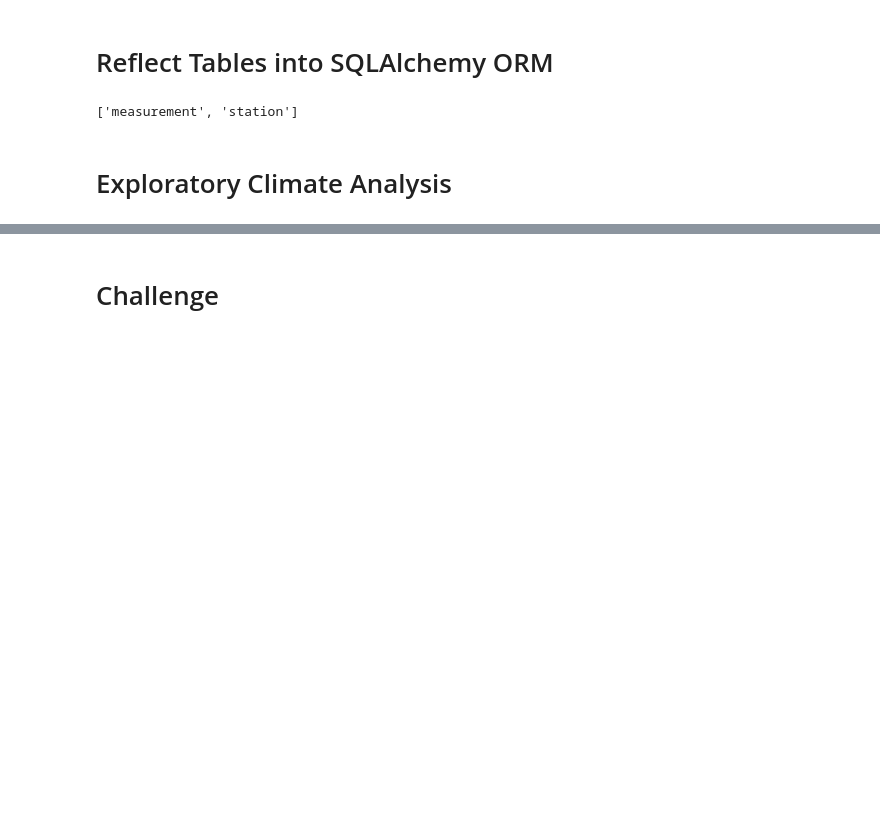
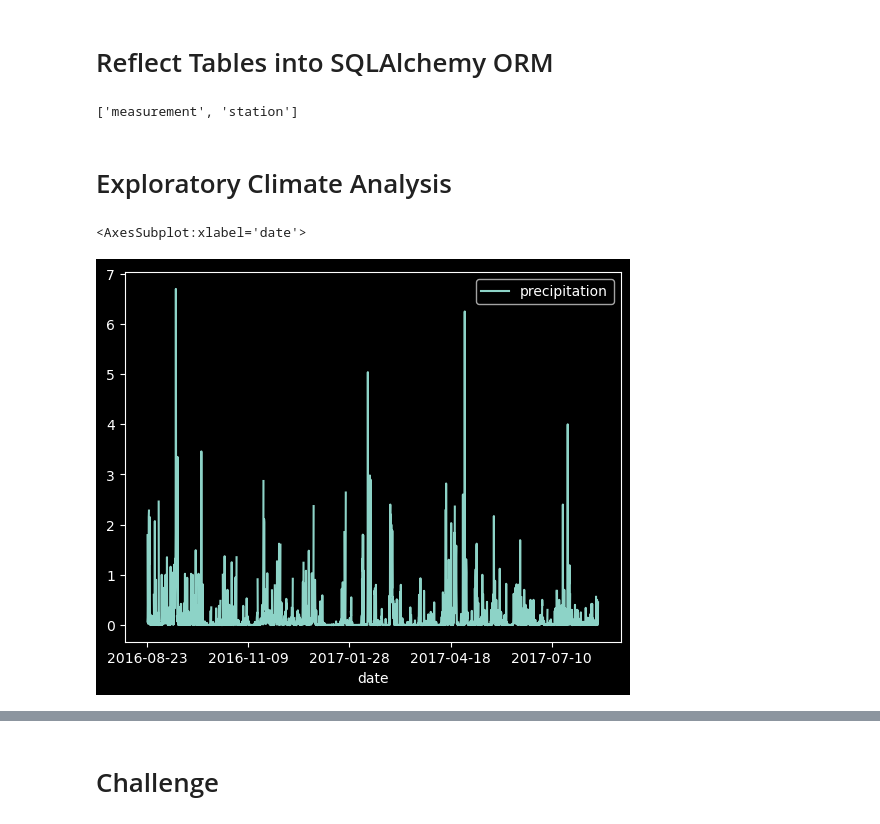
Before and after one commit to vichugo23/surfs_up, a Jupyter notebook: climate_analysis.ipynb, the cells around one changed output, grey strips where cells are left out. Saved outputs shown, nothing was run; the diff lists cells and outputs as text; code cells hidden in the pictures; blank space fills up the shorter version.

Commit message:
graphing data

```diff
--- a/climate_analysis.ipynb
+++ b/climate_analysis.ipynb
@@ -66,2 +53,78 @@ session = Session(engine)
+# %%
+# Design a query to retrieve the last 12 months of precipitation data and plot the results.
+#Find the Date One Year Ago
+#Add the most recent date, August 23, 2017, with the following code:
+#Starting from the last data point in the database.
+# Calculate the date one year from the last date in data set.
+prev_year = dt.date(2017, 8, 23) - dt.timedelta(days=365)
+
+# Perform a query to retrieve the data and precipitation scores
+#We'll begin by creating a variable to store the results of the query we'll write. This variable will be called results:
+
+results = []
+
+
+#This code defines our new variable. Next, let's add our session that we created earlier so that we can query our database.
+#For this we'll use the session.query() function, which is how we'll begin all of our queries in SQLAlchemy. From a bird's-eye view,
+#this is how we query a SQLite database using Python.
+
+#The session.query() function for this query will take two parameters. We will reference the Measurement table
+#using Measurement.date and Measurement.prcp. Add the following to your code:
+
+#Since we only want to see the most recent data, we need to filter out all of the data that is older than a year from the last record date.
+#We'll use the filter() function to filter out the data we don't need. Add the filter() function to the existing query.
+
+
+#One last thing: we'll add a function that extracts all of the results from our query and put them in a list. To do this,
+#add .all() to the end of our existing query. All said and done, your query should look something like this:
+
+results = session.query(Measurement.date, Measurement.prcp).filter(Measurement.date >= prev_year).all()
+
+
+
+# Save the query results as a Pandas DataFrame and set the index to the date column
+#In order to save our results as a DataFrame, we need to provide our results variable as one parameter and specify
+#the column names as our second parameter. To do this, we'll add the following line to our code:
+
+df = pd.DataFrame(results, columns=['date','precipitation'])
+
+#This saves our query results in two columns, date and precipitation. Now we can manipulate the results however we would like.
+#There are many functions you can use to manipulate how DataFrames look, but we'll start with using the set_index() function.
+#or this project, we're going to experiment and write over our original DataFrame. By doing this, we can reduce the complexity of our code and use fewer variables.
+
+#REWIND
+#We can use the variable inplace to specify whether or not we want to create a new DataFrame.
+#Let's go ahead and use the same DataFrame. By setting inplace=True, we're saying that we do not want to create a new DataFrame
+#with the modified specifications. If we set it to "False," then we would create a new DataFrame. Add the following to your code:
+
+
+
+# Sort the dataframe by date
+df.set_index(df['date'], inplace=True) #THIS IS NOT SORTING THE DATA BY DATE.
+#print(df)
+
+#Great work! Our DataFrame looks good. However, because we are using the date as the index, the DataFrame has two date columns,
+#which is confusing. So we'll print the DataFrame without the index so we can see just the date and precipitation.
+
+#For this task, we'll need to use a slightly different print statement. First we'll convert the DataFrame to strings,
+#and then we'll set our index to "False." This will allow us to print the DataFrame without the index. Add the following to your code:
+
+
+#print(df.to_string(index=False))
+
+
+#We're going to sort the values by date using the sort_index() function. Since we set our index to the date column previously,
+#we can use our new index to sort our results. Add the following line to your code:
+
+df = df.sort_index()
+
+#print(df.to_string(index=False))
+
+df.plot()
+
+# Use Pandas Plotting with Matplotlib to plot the data
+# %% [output]
+<AxesSubplot:xlabel='date'>
+[figure, added]
 # %%
 # Use Pandas to calcualte the summary statistics for the precipitation data
```
Also changed, not shown: parts of 2 cells of this notebook, 2 other files.
